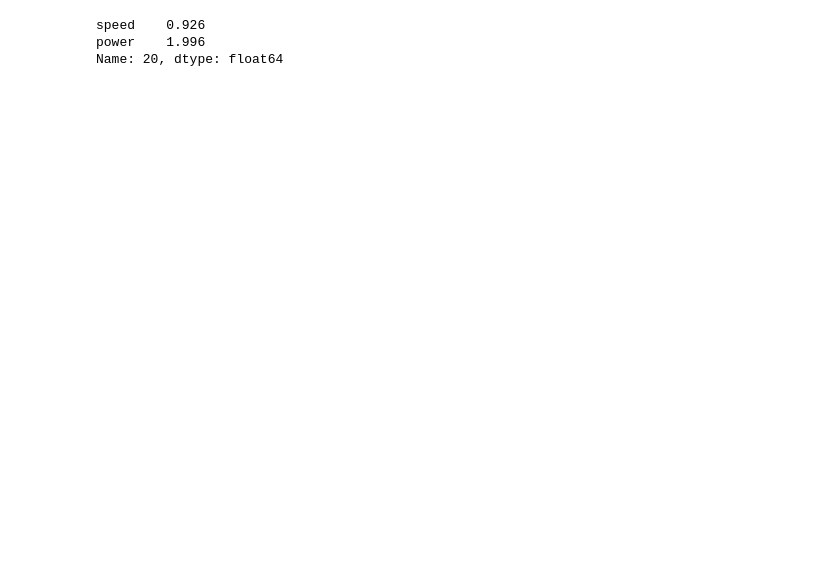
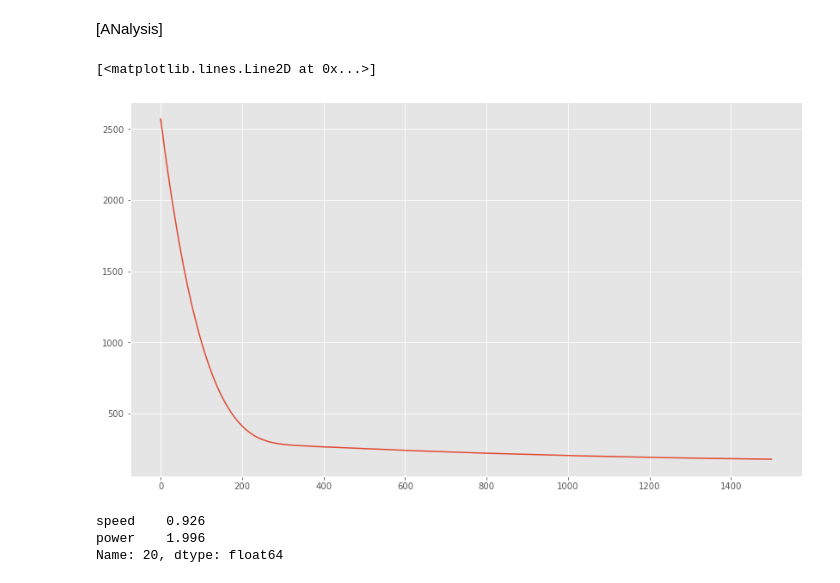
Before and after one commit to ocoleman/machineLearning-project2020, a Jupyter notebook: model-training.ipynb, the cells around one changed output. Saved outputs shown, nothing was run; the diff lists cells and outputs as text; code cells hidden in the pictures; blank space fills up the shorter version.

```diff
--- a/model-training.ipynb
+++ b/model-training.ipynb
@@ -55,3 +80,10 @@ Epoch 1500/1500
+# %% [markdown]
+[ANalysis]
+# %%
+plt.plot(history.history['loss'])
+# %% [output]
+[<matplotlib.lines.Line2D at 0x...>]
+[figure, added]
 # %%
 df.loc[20]
 # %% [output]
```
Also changed, not shown: parts of 16 cells of this notebook.
